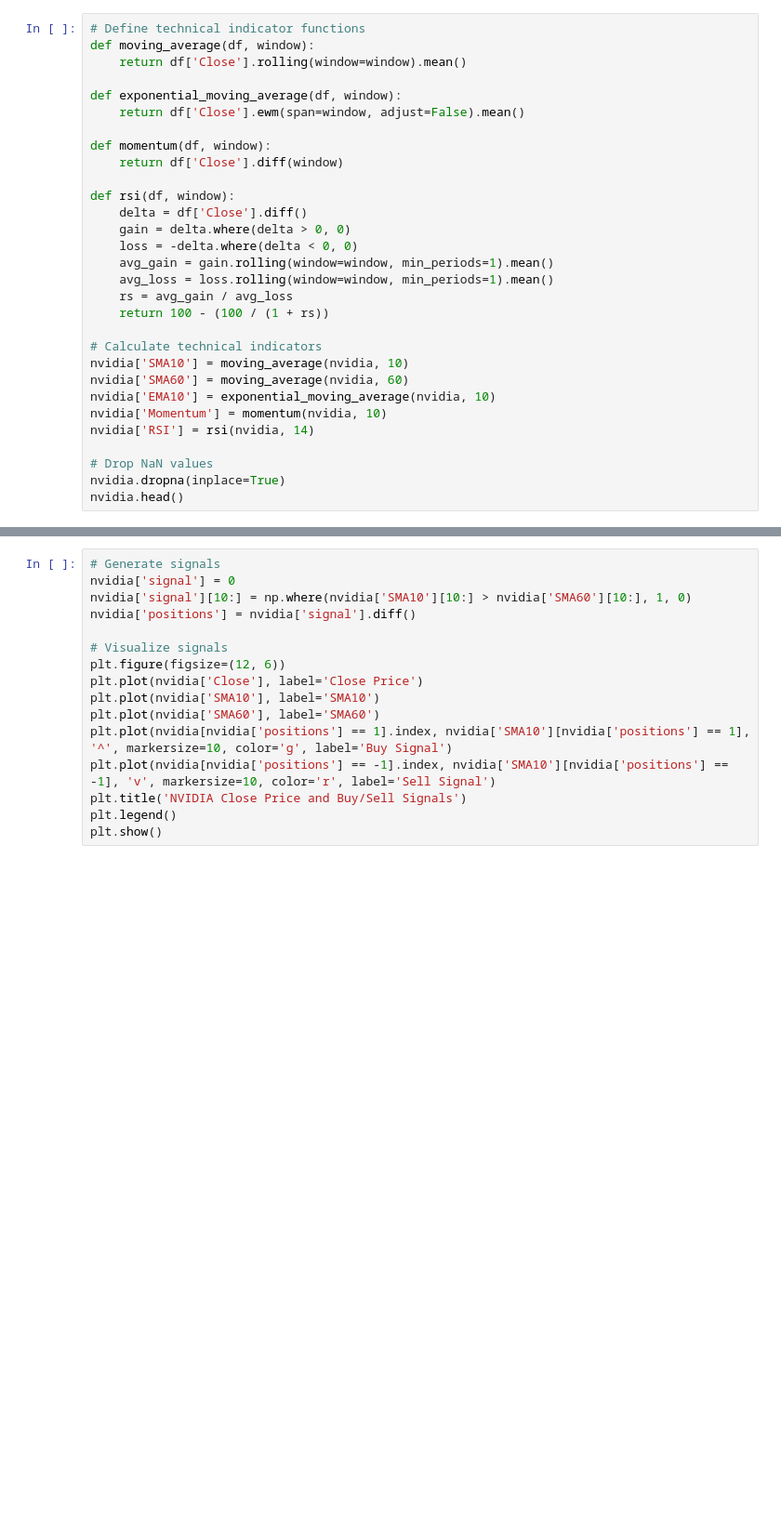
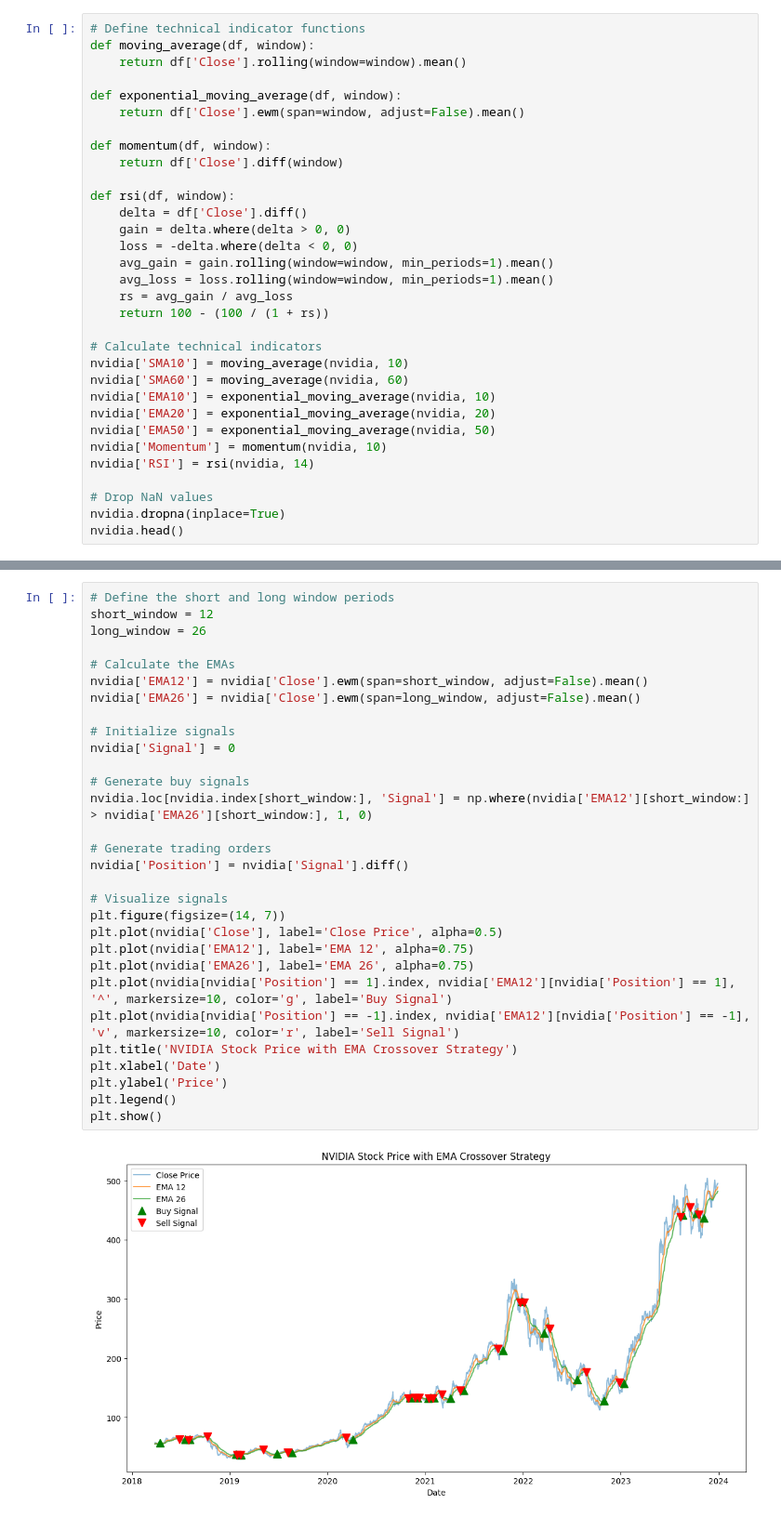
Before and after one commit to astronaut505/tradingtroll, a Jupyter notebook: buyorbye.ipynb, the cells around one changed output, grey strips where cells are left out. Shown at 93% size. Drawn from its saved outputs; the diff is of its cells as text; blank space fills up the shorter version.

```diff
--- a/buyorbye.ipynb
+++ b/buyorbye.ipynb
@@ -37,6 +45,8 @@ def rsi(df, window):
 nvidia['SMA10'] = moving_average(nvidia, 10)
 nvidia['SMA60'] = moving_average(nvidia, 60)
 nvidia['EMA10'] = exponential_moving_average(nvidia, 10)
+nvidia['EMA20'] = exponential_moving_average(nvidia, 20)
+nvidia['EMA50'] = exponential_moving_average(nvidia, 50)
 nvidia['Momentum'] = momentum(nvidia, 10)
 nvidia['RSI'] = rsi(nvidia, 14)
 
@@ -46,17 +64,33 @@ nvidia.head()
 # %%
-# Generate signals
-nvidia['signal'] = 0
-nvidia['signal'][10:] = np.where(nvidia['SMA10'][10:] > nvidia['SMA60'][10:], 1, 0)
-nvidia['positions'] = nvidia['signal'].diff()
+# Define the short and long window periods
+short_window = 12
+long_window = 26
+
+# Calculate the EMAs
+nvidia['EMA12'] = nvidia['Close'].ewm(span=short_window, adjust=False).mean()
+nvidia['EMA26'] = nvidia['Close'].ewm(span=long_window, adjust=False).mean()
+
+# Initialize signals
+nvidia['Signal'] = 0
+
+# Generate buy signals
+nvidia.loc[nvidia.index[short_window:], 'Signal'] = np.where(nvidia['EMA12'][short_window:] > nvidia['EMA26'][short_window:], 1, 0)
+
+# Generate trading orders
+nvidia['Position'] = nvidia['Signal'].diff()
 
 # Visualize signals
-plt.figure(figsize=(12, 6))
-plt.plot(nvidia['Close'], label='Close Price')
-plt.plot(nvidia['SMA10'], label='SMA10')
-plt.plot(nvidia['SMA60'], label='SMA60')
-plt.plot(nvidia[nvidia['positions'] == 1].index, nvidia['SMA10'][nvidia['positions'] == 1], '^', markersize=10, color='g', label='Buy Signal')
-plt.plot(nvidia[nvidia['positions'] == -1].index, nvidia['SMA10'][nvidia['positions'] == -1], 'v', markersize=10, color='r', label='Sell Signal')
-plt.title('NVIDIA Close Price and Buy/Sell Signals')
+plt.figure(figsize=(14, 7))
+plt.plot(nvidia['Close'], label='Close Price', alpha=0.5)
+plt.plot(nvidia['EMA12'], label='EMA 12', alpha=0.75)
+plt.plot(nvidia['EMA26'], label='EMA 26', alpha=0.75)
+plt.plot(nvidia[nvidia['Position'] == 1].index, nvidia['EMA12'][nvidia['Position'] == 1], '^', markersize=10, color='g', label='Buy Signal')
+plt.plot(nvidia[nvidia['Position'] == -1].index, nvidia['EMA12'][nvidia['Position'] == -1], 'v', markersize=10, color='r', label='Sell Signal')
+plt.title('NVIDIA Stock Price with EMA Crossover Strategy')
+plt.xlabel('Date')
+plt.ylabel('Price')
 plt.legend()
 plt.show()
+# %% [output]
+[figure, added]
 # %%
```
Also changed, not shown: parts of 6 cells of this notebook.
